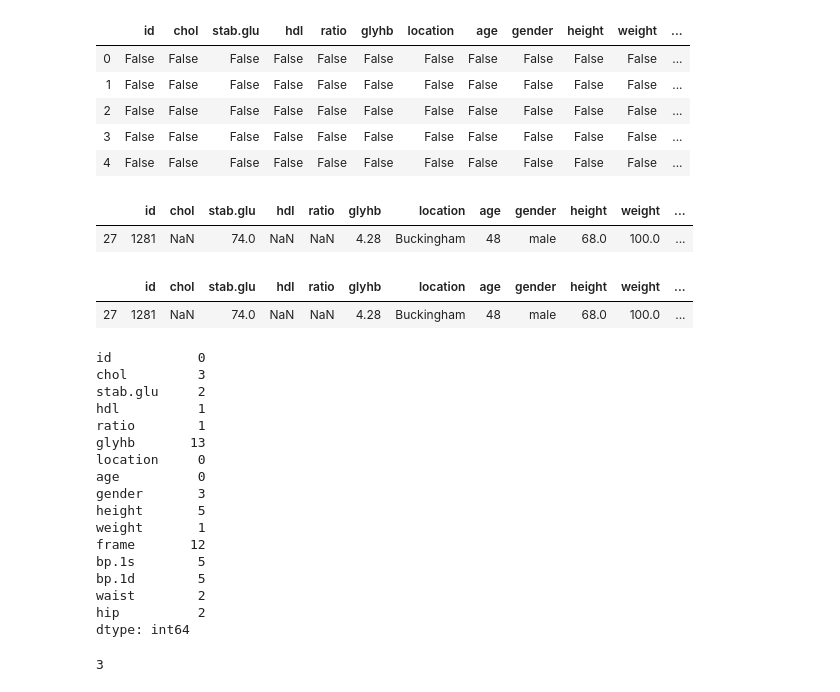
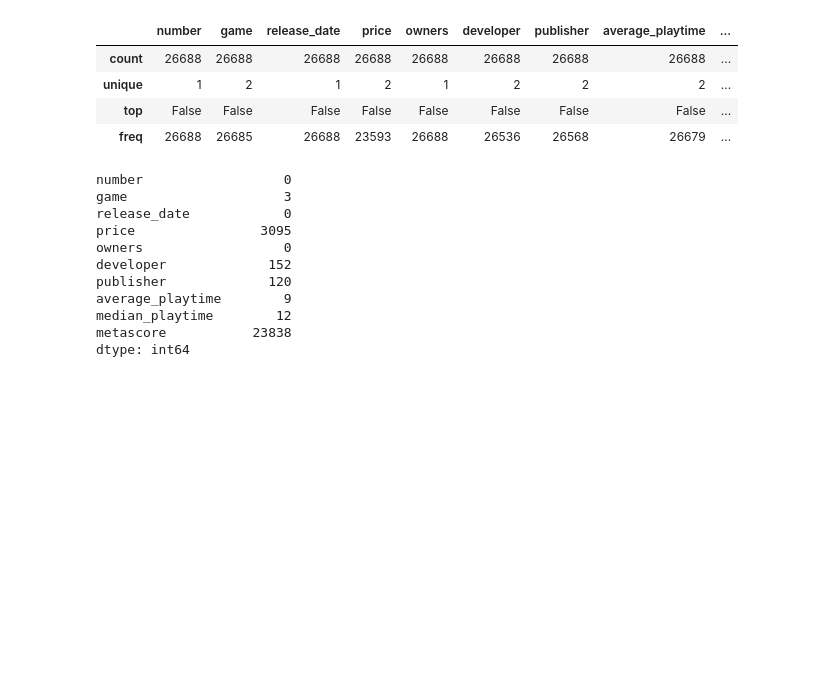
Before and after one commit to dbabichenko/python_for_data_and_analytics, a Jupyter notebook: Data cleaning/DataMungingPartI.ipynb, the cells around one changed output. Drawn from its saved outputs; the diff is of its cells as text; code cells hidden in the pictures; blank space fills up the shorter version.

```diff
--- a/Data cleaning/DataMungingPartI.ipynb
+++ b/Data cleaning/DataMungingPartI.ipynb
@@ -1,9 +1,8 @@
 # %%
 # Import Pandas module
-import pandas as pd
-
 # Import NumPy module
 import numpy as np
+import pandas as pd
 
 # We will cover data visualization in more details later in the semester.
 # For now the only visualization that we'll explore is histograms.
@@ -15,9 +14,11 @@ import numpy as np
 
 # Import matplotlib module.  Matplotlib module allows us to generate graphs from data
 import matplotlib.pyplot as plt
+
+pd.set_option("display.max_columns", None)
 # %%
 # Import data file into a Pandas dataframe
-df = pd.read_csv("diabetes.csv")
+df = pd.read_csv("../data/video_games.csv")
 
 # Display the first 5 rows of the data
 df.head()
@@ -101,29 +98,15 @@ dtype: object
 # %%
 # Now let's check which values in the dataset are missing
 # Note that Pandas treats missing, empty, and null as pretty much the same thing
 # isnull() function will render the entire DataFrame with False value in those
 # records where the data IS NOT missing, and True where the value IS missing
-df.isnull().head()
+df.isnull().describe()
 # %% [output]
-|  | id | chol | stab.glu | hdl | ratio | glyhb | location | age | gender | height | weight | ... |
-| 0 | False | False | False | False | False | False | False | False | False | False | False | ... |
-| 1 | False | False | False | False | False | False | False | False | False | False | False | ... |
-| 2 | False | False | False | False | False | False | False | False | False | False | False | ... |
-| 3 | False | False | False | False | False | False | False | False | False | False | False | ... |
-| 4 | False | False | False | False | False | False | False | False | False | False | False | ... |
+|  | number | game | release_date | price | owners | developer | publisher | average_playtime | ... |
+| count | 26688 | 26688 | 26688 | 26688 | 26688 | 26688 | 26688 | 26688 | ... |
+| unique | 1 | 2 | 1 | 2 | 1 | 2 | 2 | 2 | ... |
+| top | False | False | False | False | False | False | False | False | ... |
+| freq | 26688 | 26685 | 26688 | 23593 | 26688 | 26536 | 26568 | 26679 | ... |
-# %%
-qry = "hdl == True"
-df.isnull().query(qry)
-df.iloc[[27]]
-# %% [output]
-|  | id | chol | stab.glu | hdl | ratio | glyhb | location | age | gender | height | weight | ... |
-| 27 | 1281 | NaN | 74.0 | NaN | NaN | 4.28 | Buckingham | 48 | male | 68.0 | 100.0 | ... |
-# %%
-qry = "hdl == 'NaN'"
-df.query(qry)
-# %% [output]
-|  | id | chol | stab.glu | hdl | ratio | glyhb | location | age | gender | height | weight | ... |
-| 27 | 1281 | NaN | 74.0 | NaN | NaN | 4.28 | Buckingham | 48 | male | 68.0 | 100.0 | ... |
 # %%
 # As you can see, running isnull() on the entire dataframe produces
 # too much data and it difficult to examine visually.  To summarize
@@ -131,26 +114,14 @@ df.query(qry)
 
 df.isnull().sum()
 # %% [output]
-id           0
-chol         3
-stab.glu     2
-hdl          1
-ratio        1
-glyhb       13
-location     0
-age          0
-gender       3
-height       5
-weight       1
-frame       12
-bp.1s        5
-bp.1d        5
-waist        2
-hip          2
+number                  0
+game                    3
+release_date            0
+price                3095
+owners                  0
+developer             152
+publisher             120
+average_playtime        9
+median_playtime        12
+metascore           23838
 dtype: int64
-# %%
-# Alternatively, you can run isnull().sum() on a specific column:
-
-df["chol"].isnull().sum()
-# %% [output]
-3
```
Also changed, not shown: parts of 55 cells of this notebook, 1 other file.
